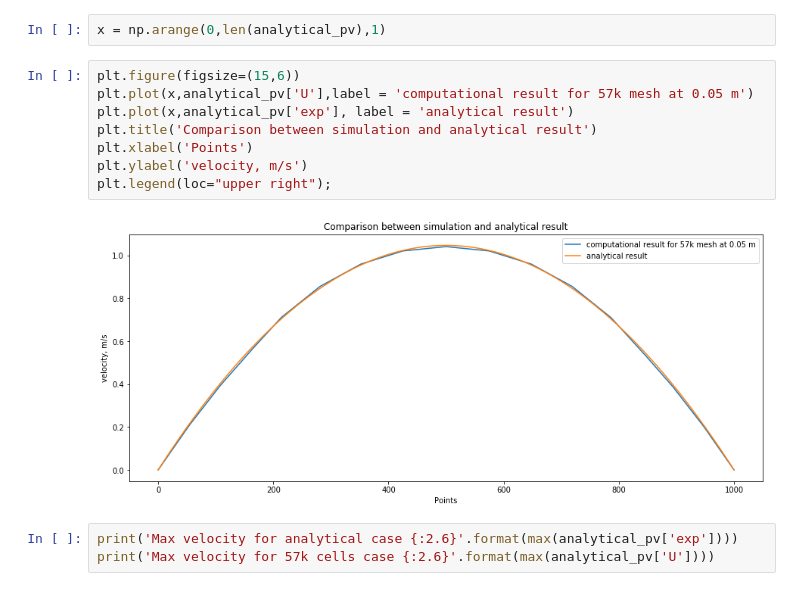
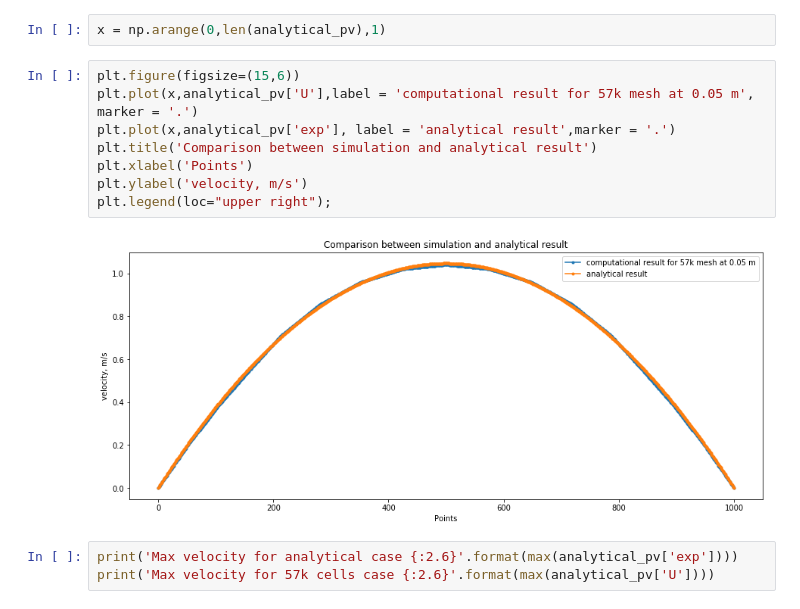
Before and after one commit to barbagroup/FDA-collaboration, a Jupyter notebook: verification/postprocessing_analysis.ipynb, the cells around one changed output. Cells and saved outputs as stored; diff of their text form.

```diff
--- a/verification/postprocessing_analysis.ipynb
+++ b/verification/postprocessing_analysis.ipynb
@@ -44,14 +44,14 @@ analytical_pv['exp']=(R**2-r1**2)*(1/(4*1.48e-05))*pressureGrad
 x = np.arange(0,len(analytical_pv),1)
 # %%
 plt.figure(figsize=(15,6))
-plt.plot(x,analytical_pv['U'],label = 'computational result for 57k mesh at 0.05 m')
-plt.plot(x,analytical_pv['exp'], label = 'analytical result')
+plt.plot(x,analytical_pv['U'],label = 'computational result for 57k mesh at 0.05 m', marker = '.')
+plt.plot(x,analytical_pv['exp'], label = 'analytical result',marker = '.')
 plt.title('Comparison between simulation and analytical result')
 plt.xlabel('Points')
 plt.ylabel('velocity, m/s')
 plt.legend(loc="upper right");
 # %% [output]
-[figure, old version]
+[figure, new version]
 # %%
 print('Max velocity for analytical case {:2.6}'.format(max(analytical_pv['exp'])))
 print('Max velocity for 57k cells case {:2.6}'.format(max(analytical_pv['U'])))
```
